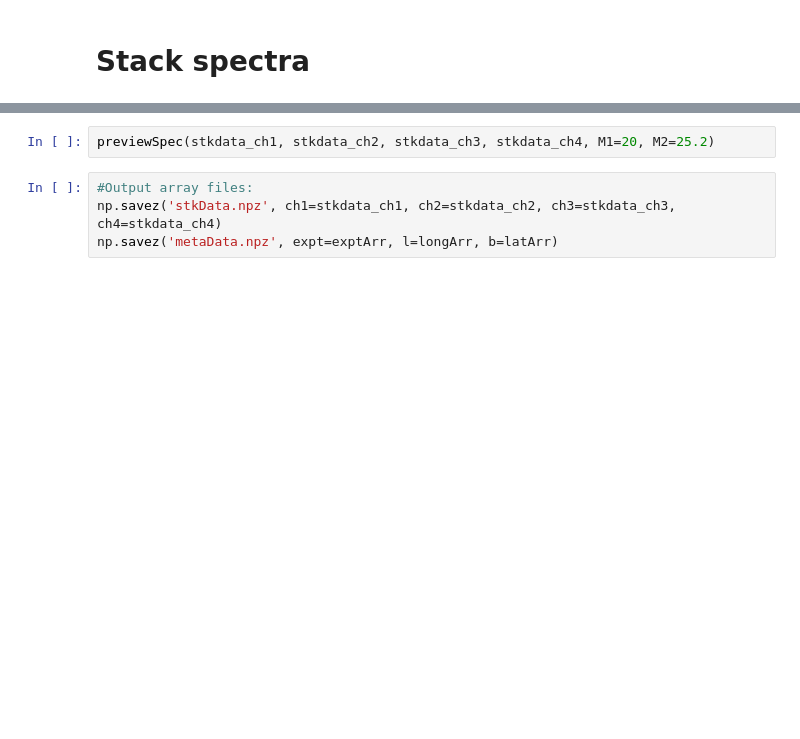
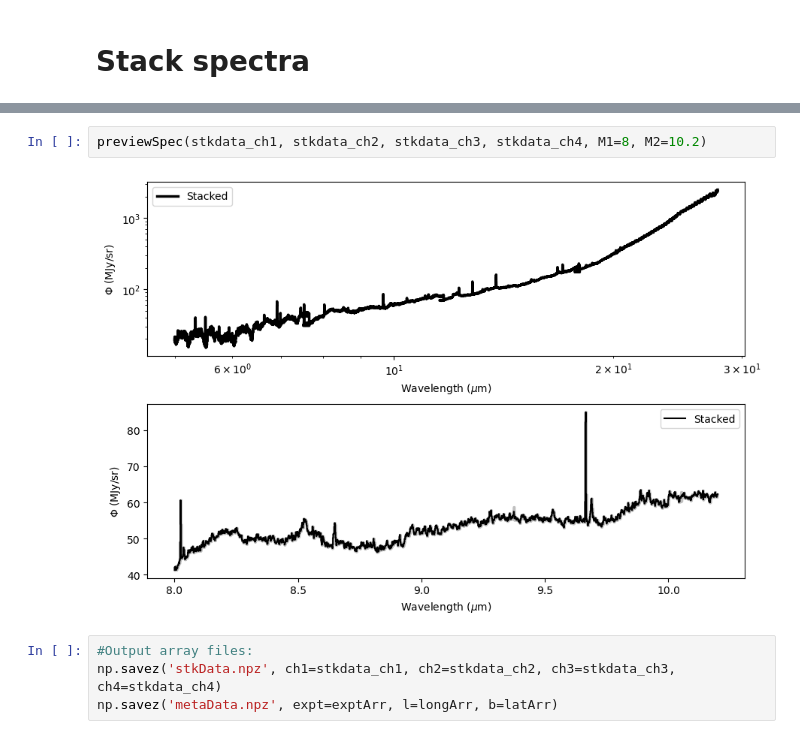
Before and after one commit to Timwong313/axionJWST_2024, a Jupyter notebook: MRS_analysis/code/stackSpec.ipynb, the cells around one changed output, grey strips where cells are left out. Saved outputs shown, nothing was run; the diff lists cells and outputs as text; blank space fills up the shorter version.

```diff
--- a/MRS_analysis/code/stackSpec.ipynb
+++ b/MRS_analysis/code/stackSpec.ipynb
@@ -365,5 +492,7 @@ previewSpec(stkdata_ch1, stkdata_ch2, stkdata_ch3, stkdata_ch4, M1=5, M2=7.2, Ch
 # %%
-previewSpec(stkdata_ch1, stkdata_ch2, stkdata_ch3, stkdata_ch4, M1=20, M2=25.2)
+previewSpec(stkdata_ch1, stkdata_ch2, stkdata_ch3, stkdata_ch4, M1=8, M2=10.2)
+# %% [output]
+[figure, added]
 # %%
 #Output array files:
 np.savez('stkData.npz', ch1=stkdata_ch1, ch2=stkdata_ch2, ch3=stkdata_ch3, ch4=stkdata_ch4)
```
Also changed, not shown: parts of 11 cells of this notebook, 4 other files.
